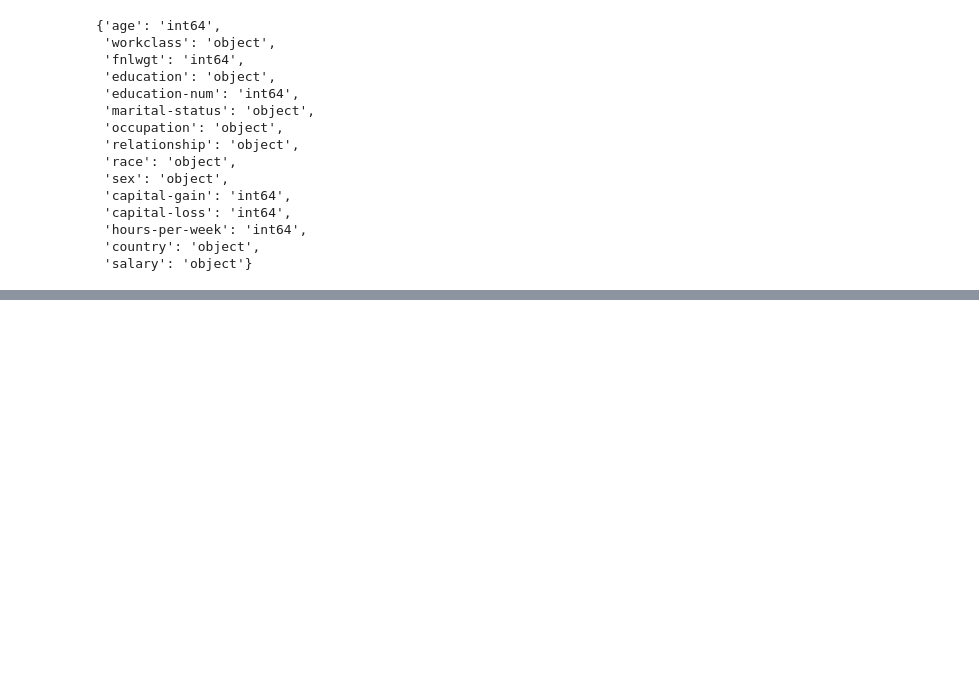
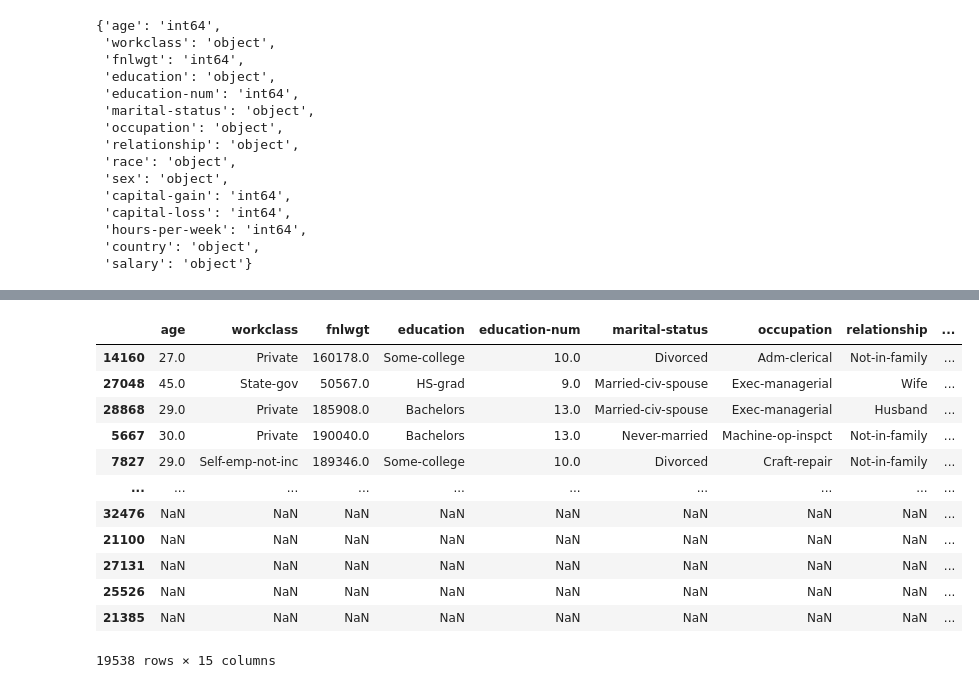
Before and after one commit to Prashant-Baliyan/DL_DVC_Template, a Jupyter notebook: notebook/Schemafilegenerator.ipynb, the cells around one changed output, grey strips where cells are left out. Saved outputs shown, nothing was run; the diff lists cells and outputs as text; code cells hidden in the pictures; blank space fills up the shorter version.

```diff
--- a/notebook/Schemafilegenerator.ipynb
+++ b/notebook/Schemafilegenerator.ipynb
@@ -86,0 +169,16 @@ dict(zip(column,data_type))
+# %%
+strat_test_set
+# %% [output]
+|  | age | workclass | fnlwgt | education | education-num | marital-status | occupation | relationship | ... |
+| 14160 | 27.0 | Private | 160178.0 | Some-college | 10.0 | Divorced | Adm-clerical | Not-in-family | ... |
+| 27048 | 45.0 | State-gov | 50567.0 | HS-grad | 9.0 | Married-civ-spouse | Exec-managerial | Wife | ... |
+| 28868 | 29.0 | Private | 185908.0 | Bachelors | 13.0 | Married-civ-spouse | Exec-managerial | Husband | ... |
+| 5667 | 30.0 | Private | 190040.0 | Bachelors | 13.0 | Never-married | Machine-op-inspct | Not-in-family | ... |
+| 7827 | 29.0 | Self-emp-not-inc | 189346.0 | Some-college | 10.0 | Divorced | Craft-repair | Not-in-family | ... |
+| ... | ... | ... | ... | ... | ... | ... | ... | ... | ... |
+| 32476 | NaN | NaN | NaN | NaN | NaN | NaN | NaN | NaN | ... |
+| 21100 | NaN | NaN | NaN | NaN | NaN | NaN | NaN | NaN | ... |
+| 27131 | NaN | NaN | NaN | NaN | NaN | NaN | NaN | NaN | ... |
+| 25526 | NaN | NaN | NaN | NaN | NaN | NaN | NaN | NaN | ... |
+| 21385 | NaN | NaN | NaN | NaN | NaN | NaN | NaN | NaN | ... |
+19538 rows × 15 columns
```
Also changed, not shown: parts of 11 cells of this notebook, 6 other files.
